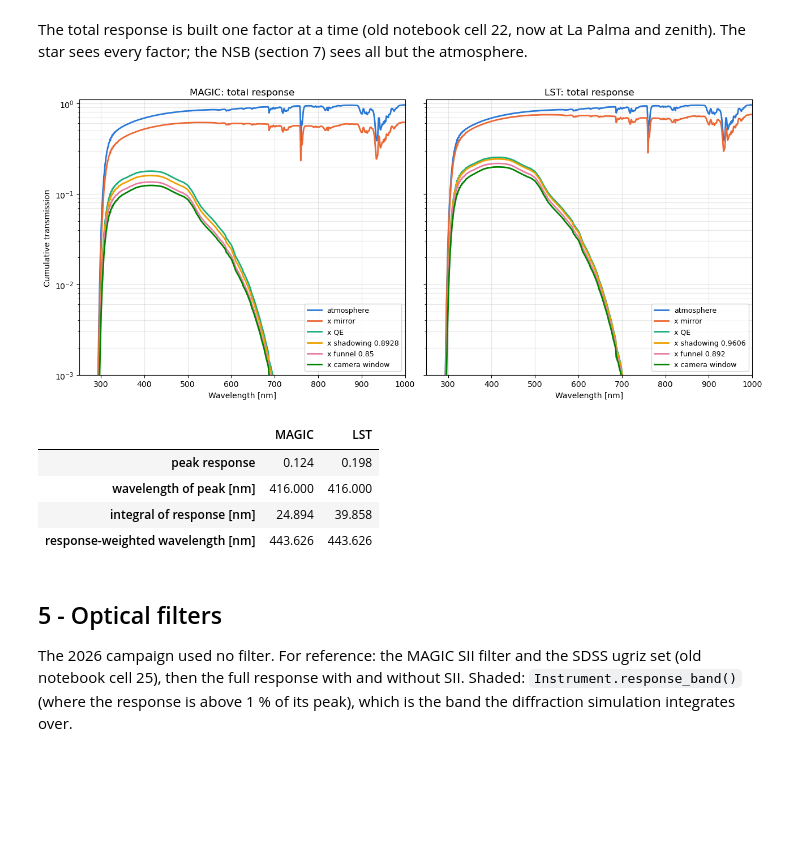
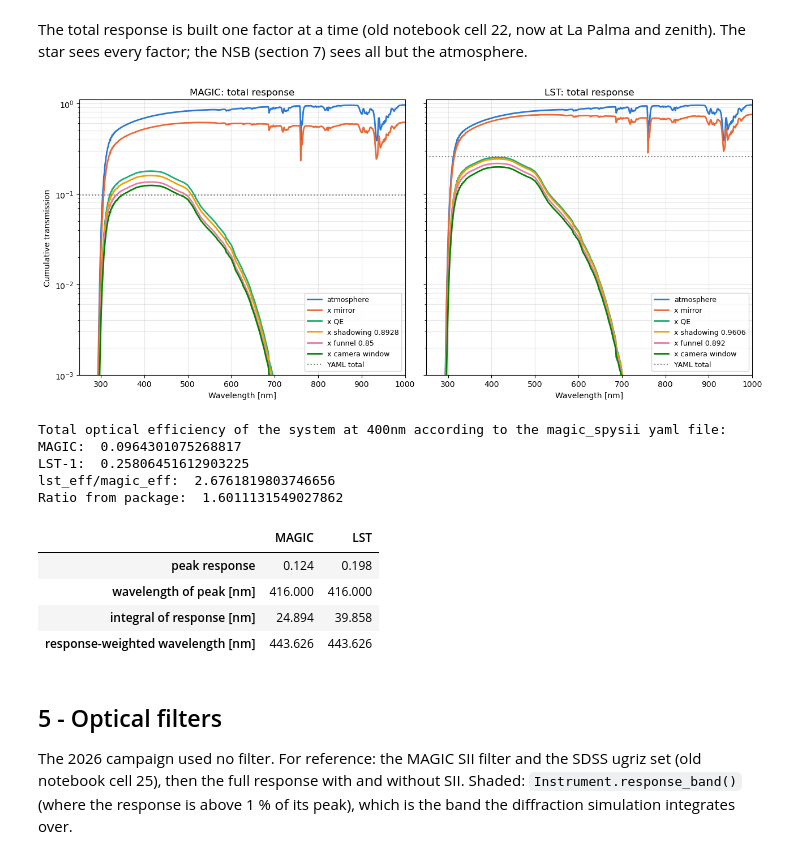
Before and after one commit to eliadse/kbo-occultation, a Jupyter notebook: notebooks/snr_theo_study.ipynb, the cells around one changed output. Cells and saved outputs as stored; diff of their text form; code cells hidden in the pictures; blank space fills up the shorter version.

Commit message:
More detailed comparisons

```diff
--- a/notebooks/snr_theo_study.ipynb
+++ b/notebooks/snr_theo_study.ipynb
@@ -420,32 +421,52 @@ every factor; the NSB (section 7) sees all but the atmosphere.
 # %%
 fig, axes = tel_axes(sharey=True)
 for ax, (t, i) in zip(axes, INSTR.items()):
     steps = [("atmosphere", i.atmospheric_transmission(WL)),
              ("x mirror", i.mirror_reflectivity(WL)),
              ("x QE", i.quantum_efficiency(WL)),
              (f"x shadowing {i.transmission_per_telescope[t]}", i.transmission_per_telescope[t] + 0 * WL),
              (f"x funnel {i.funnel_transmission_per_telescope[t]}", i.funnel_transmission_per_telescope[t] + 0 * WL),
              ("x camera window", i.camera_transmission(WL))]
     cum = np.ones_like(WL)
     for (lab, f), c in zip(steps, STEP_COLORS):
         cum = cum * f
         ax.plot(WL, cum, color=c, lw=2, label=lab)
     assert np.allclose(cum, i.total_transmission(WL))
     ax.set(yscale="log", ylim=(1e-3, 1.1), xlim=(250, 1000), xlabel="Wavelength [nm]", title=f"{t}: total response")
-    ax.grid(alpha=0.3, which="both"); ax.legend(fontsize=9)
+    ax.grid(alpha=0.3, which="both")
+    #Comparison with the total transmision from the yaml file at 400nm
+    if t == 'MAGIC':
+        ax.axhline(II["alpha_QE"][0] * II["g"][0] / 0.93 , color="grey", ls=":", lw=1.5, label="YAML total")
+    else:
+        ax.axhline(II["alpha_QE"][2] * II["g"][2] / 0.93 , color="grey", ls=":", lw=1.5, label="YAML total")
+    ax.legend(fontsize=9)
+
 axes[0].set_ylabel("Cumulative transmission")
 plt.tight_layout()
 plt.savefig(f"./MAGIC_LST1_Total_response.png", dpi=200)
 plt.show()
 
 eff = pd.DataFrame({t: {"peak response": response(i).max(),
                         "wavelength of peak [nm]": WL[np.argmax(response(i))],
                         "integral of response [nm]": trapz(response(i), WL),
                         "response-weighted wavelength [nm]": trapz(WL * response(i) * VEGA_PH, WL) / trapz(response(i) * VEGA_PH, WL)}
                     for t, i in INSTR.items()})
+
+print ("Total optical efficiency of the system at 400nm according to the magic_spysii yaml file:")
+m_eff =  II["alpha_QE"][0] * II["g"][0] / 0.93
+lst_eff =  II["alpha_QE"][2] * II["g"][2] / 0.93
+print("MAGIC: ", m_eff)
+print("LST-1: ", lst_eff)
+print("lst_eff/magic_eff: ", lst_eff/m_eff)
+print("Ratio from package: ", response(INSTR['LST']).max()/response(INSTR['MAGIC']).max())
 eff
 # %% [output]
-[figure, old version]
+[figure, new version]
+Total optical efficiency of the system at 400nm according to the magic_spysii yaml file:
+MAGIC:  0.0964301075268817
+LST-1:  0.25806451612903225
+lst_eff/magic_eff:  2.6761819803746656
+Ratio from package:  1.6011131549027862
 |  | MAGIC | LST |
 | peak response | 0.124 | 0.198 |
 | wavelength of peak [nm] | 416.000 | 416.000 |
```
Also changed, not shown: parts of 5 cells of this notebook, 1 other file.
